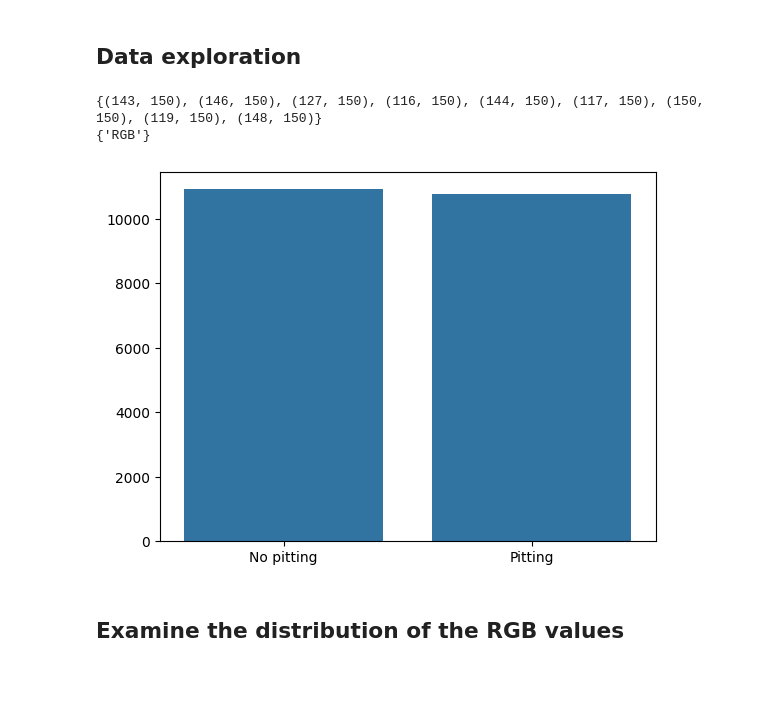
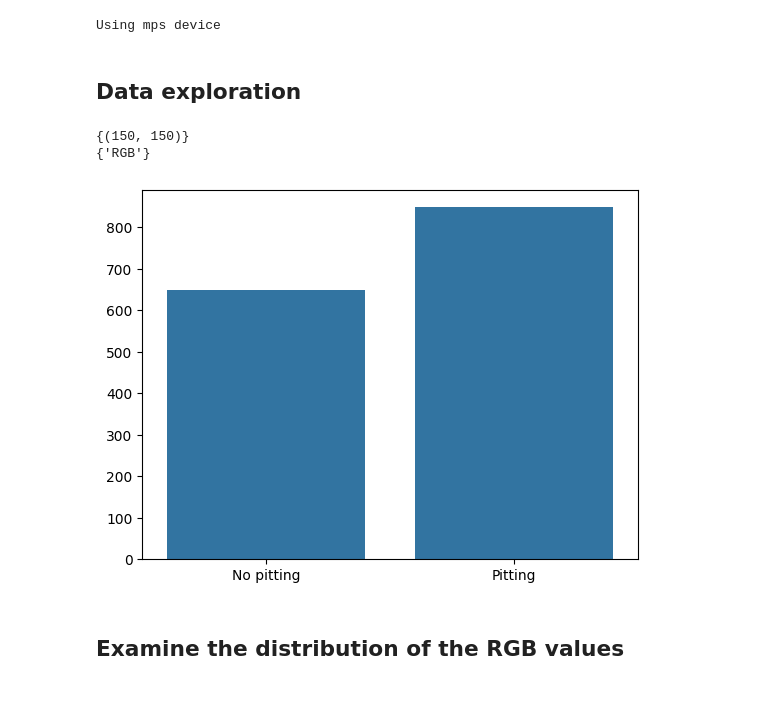
Before and after one commit to janikWa/Pitting_Detection, a Jupyter notebook: notebooks/own_cnn.ipynb, the cells around one changed output. Saved outputs shown, nothing was run; the diff lists cells and outputs as text; code cells hidden in the pictures.

```diff
--- a/notebooks/own_cnn.ipynb
+++ b/notebooks/own_cnn.ipynb
@@ -20,9 +20,10 @@ from torchvision.transforms.functional import rotate
 import random
 from skorch import NeuralNetClassifier
 import pandas as pd
-from time import time
-import pickle
 
-rotate_images = False # choose between False, True and random
+rotate_images = "random" # choose between False, True and random
 grayscale = False
-resize = 150
+device = torch.accelerator.current_accelerator().type if torch.accelerator.is_available() else "cpu"
+print(f"Using {device} device")
+# %% [output]
+Using mps device
@@ -37,35 +38,35 @@ pitting= os.listdir(os.path.join(data_path, "KGT_pitting"))
 # %% [markdown]
 <h2> Data exploration </h2>
 # %%
-root = os.path.join(BASE, "dataset")
+root = os.path.join(BASE, "dataset_simplified")
 # load the data
 dataset = torchvision.datasets.ImageFolder(root=root)
 # get the quantity of pitting and no pitting images
 number_no_pitting = len(np.where(np.array(dataset.targets) == dataset.class_to_idx["False"])[0])
 number_pitting = len(np.where(np.array(dataset.targets) == dataset.class_to_idx["True"])[0])
 
 image_size = set()
 image_mode = set()
 # loop trough the dataset and
 for image, label in dataset:
     # use sets to only add unique values
     # check image size [width, height]
     image_size.add(image.size)
     # check the type of image e.g. RGB, grayscale
     # on first sight all images  seem to be RGB
     image_mode.add(image.mode)
 
 # all images have the same size
 print(image_size)
 # all images are RGB => 3 channels
 print(image_mode)
 # plot the number of pitting and no pitting
 sns.barplot(x=["No pitting", "Pitting"], y=[number_no_pitting, number_pitting])
 plt.show()
 # %% [output]
-{(143, 150), (146, 150), (127, 150), (116, 150), (144, 150), (117, 150), (150, 150), (119, 150), (148, 150)}
+{(150, 150)}
 {'RGB'}
-[figure, old version]
+[figure, new version]
 # %% [markdown]
 <h2> Examine the distribution of the RGB values <h2>
 # %%
```
Also changed, not shown: parts of 35 cells of this notebook, 16 other files.
